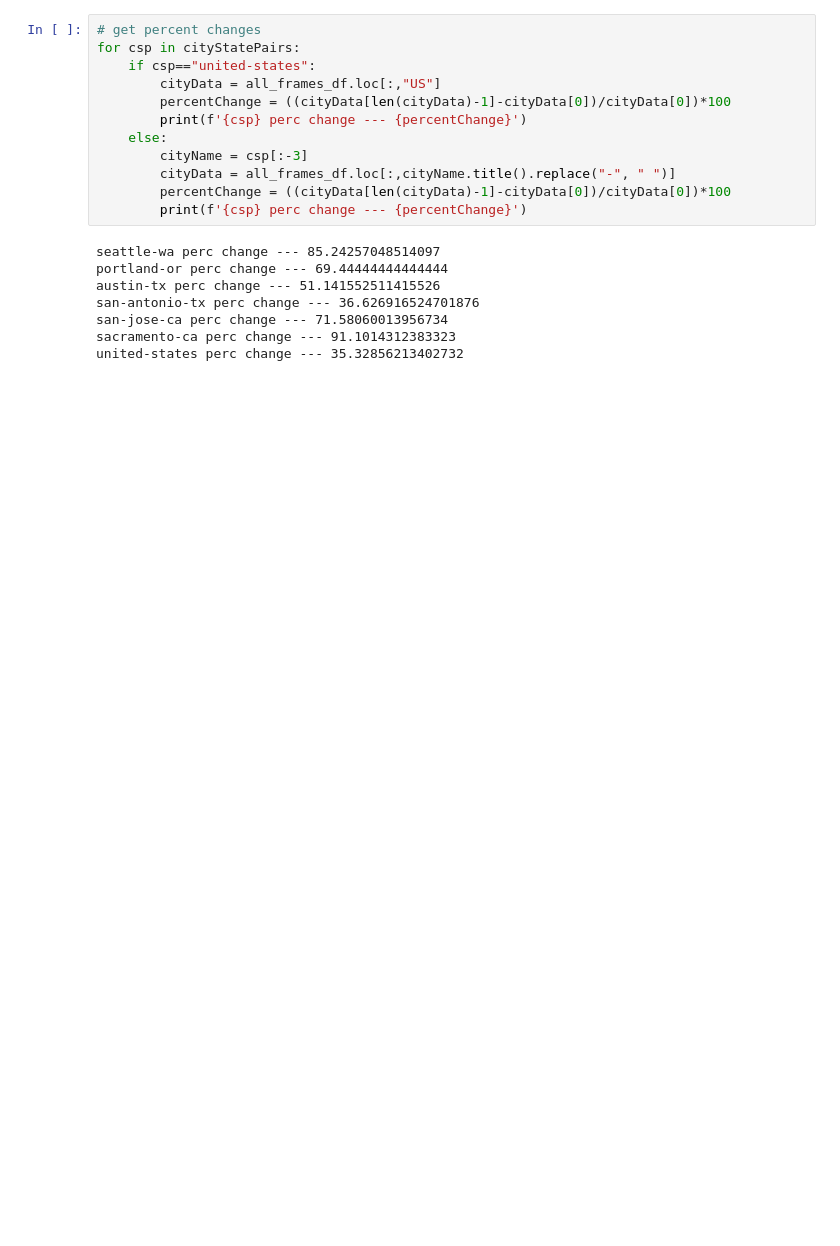
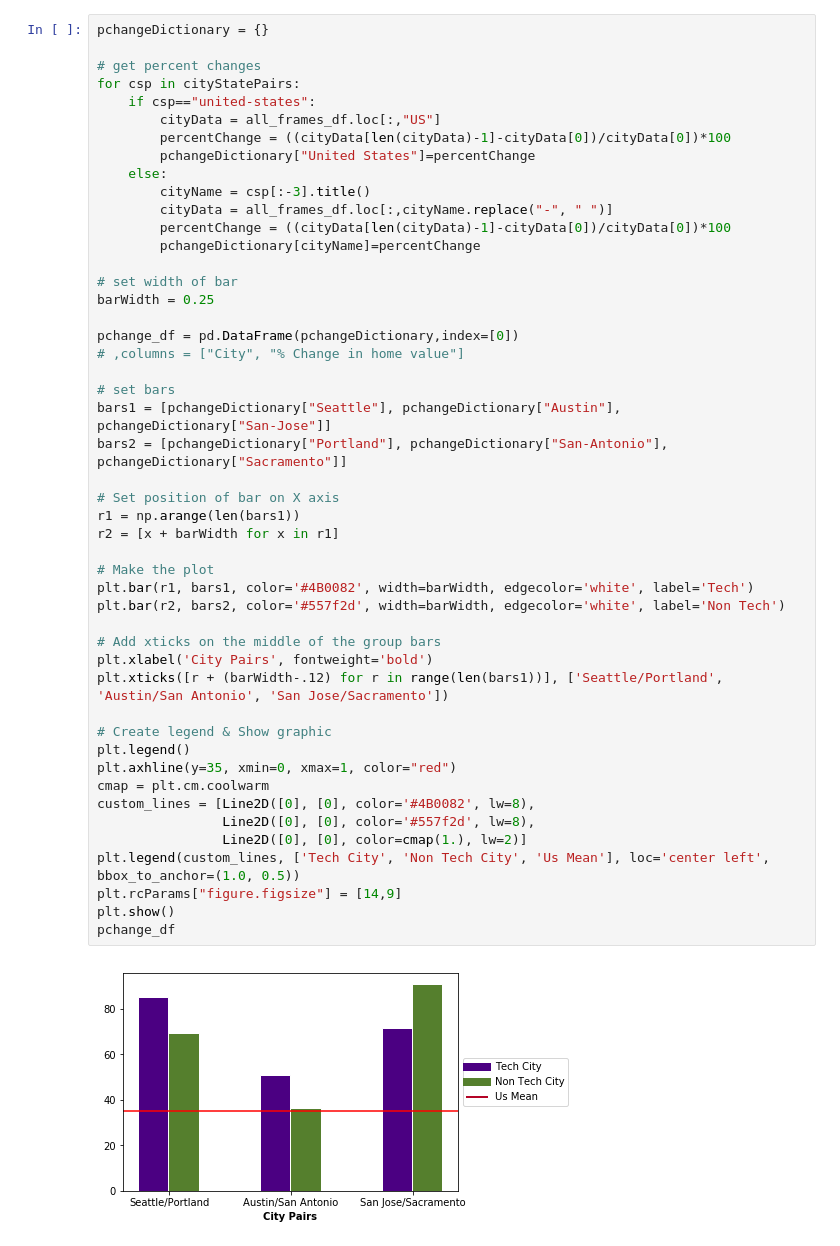
Before and after one commit to mrcjbf/project-one-repo, a Jupyter notebook: NotebooksAndData/homePrices.ipynb, the cells around one changed output. Drawn from its saved outputs; the diff is of its cells as text; blank space fills up the shorter version.

Commit message:
adding more figures

```diff
--- a/NotebooksAndData/homePrices.ipynb
+++ b/NotebooksAndData/homePrices.ipynb
@@ -59,23 +65,53 @@ plt.title("Zillow Home Value Index")
 plt.show()
 # %% [output]
 [figure]
-# %%
-# get percent changes
-for csp in cityStatePairs:
-    if csp=="united-states":
-        cityData = all_frames_df.loc[:,"US"]
-        percentChange = ((cityData[len(cityData)-1]-cityData[0])/cityData[0])*100
-        print(f'{csp} perc change --- {percentChange}')
-    else:
-        cityName = csp[:-3]
-        cityData = all_frames_df.loc[:,cityName.title().replace("-", " ")]
-        percentChange = ((cityData[len(cityData)-1]-cityData[0])/cityData[0])*100
-        print(f'{csp} perc change --- {percentChange}')
-# %% [output]
-seattle-wa perc change --- 85.24257048514097
-portland-or perc change --- 69.44444444444444
-austin-tx perc change --- 51.141552511415526
-san-antonio-tx perc change --- 36.626916524701876
-san-jose-ca perc change --- 71.58060013956734
-sacramento-ca perc change --- 91.1014312383323
-united-states perc change --- 35.32856213402732
+# %%
+pchangeDictionary = {}
+
+# get percent changes
+for csp in cityStatePairs:
+    if csp=="united-states":
+        cityData = all_frames_df.loc[:,"US"]
+        percentChange = ((cityData[len(cityData)-1]-cityData[0])/cityData[0])*100
+        pchangeDictionary["United States"]=percentChange
+    else:
+        cityName = csp[:-3].title()
+        cityData = all_frames_df.loc[:,cityName.replace("-", " ")]
+        percentChange = ((cityData[len(cityData)-1]-cityData[0])/cityData[0])*100
+        pchangeDictionary[cityName]=percentChange
+
+# set width of bar
+barWidth = 0.25
+
+pchange_df = pd.DataFrame(pchangeDictionary,index=[0])
+# ,columns = ["City", "% Change in home value"]
+
+# set bars
+bars1 = [pchangeDictionary["Seattle"], pchangeDictionary["Austin"], pchangeDictionary["San-Jose"]]
+bars2 = [pchangeDictionary["Portland"], pchangeDictionary["San-Antonio"], pchangeDictionary["Sacramento"]]
+
+# Set position of bar on X axis
+r1 = np.arange(len(bars1))
+r2 = [x + barWidth for x in r1]
+
+# Make the plot
+plt.bar(r1, bars1, color='#4B0082', width=barWidth, edgecolor='white', label='Tech')
+plt.bar(r2, bars2, color='#557f2d', width=barWidth, edgecolor='white', label='Non Tech')
+
+# Add xticks on the middle of the group bars
+plt.xlabel('City Pairs', fontweight='bold')
+plt.xticks([r + (barWidth-.12) for r in range(len(bars1))], ['Seattle/Portland', 'Austin/San Antonio', 'San Jose/Sacramento'])
+
+# Create legend & Show graphic
+plt.legend()
+plt.axhline(y=35, xmin=0, xmax=1, color="red")
+cmap = plt.cm.coolwarm
+custom_lines = [Line2D([0], [0], color='#4B0082', lw=8),
+                Line2D([0], [0], color='#557f2d', lw=8),
+                Line2D([0], [0], color=cmap(1.), lw=2)]
+plt.legend(custom_lines, ['Tech City', 'Non Tech City', 'Us Mean'], loc='center left', bbox_to_anchor=(1.0, 0.5))
+plt.rcParams["figure.figsize"] = [14,9]
+plt.show()
+pchange_df
+# %% [output]
+[figure, added]
```
Also changed, not shown: parts of 3 cells of this notebook, 2 other files.
